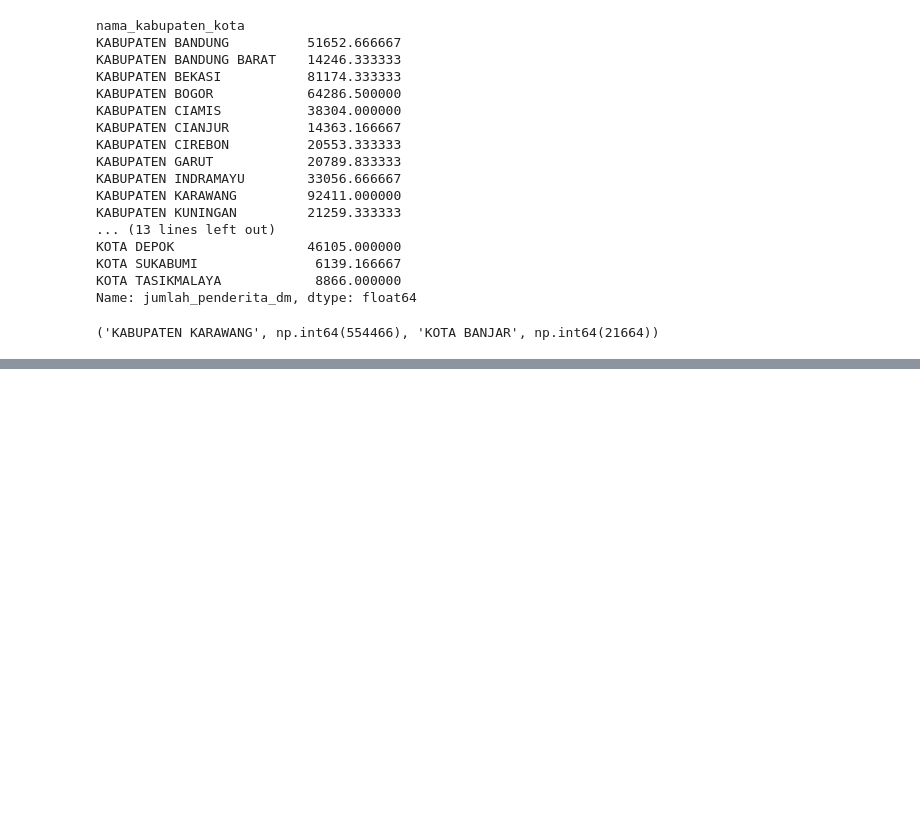
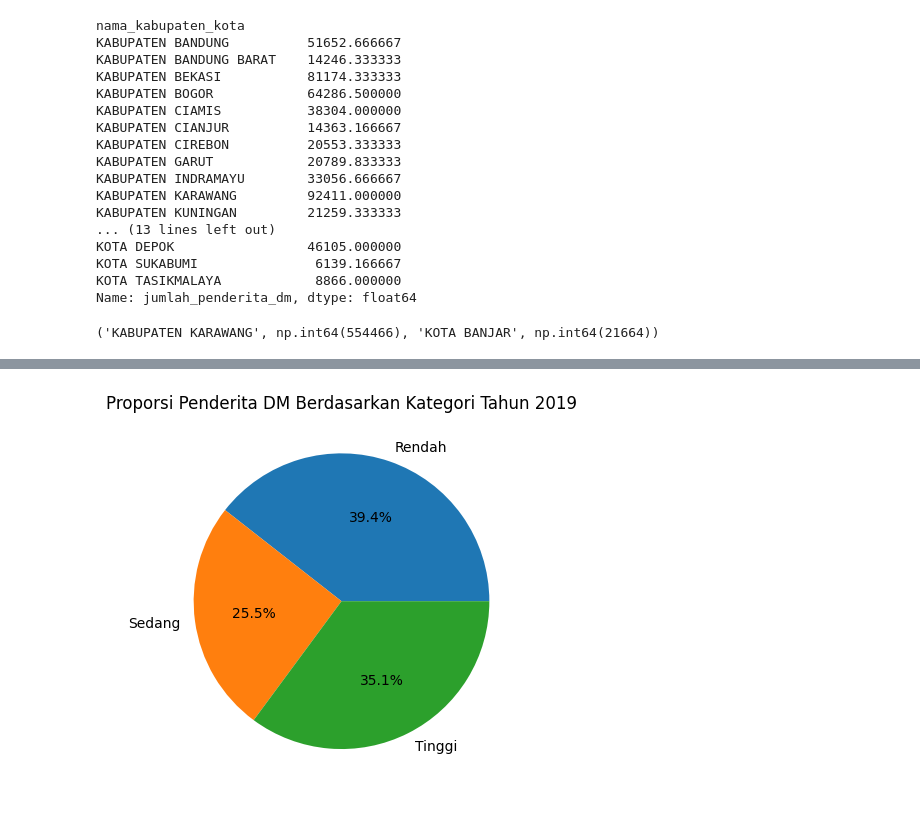
Before and after one commit to mr-kar/klmpk_pemdas, a Jupyter notebook: tugas.ipynb, the cells around one changed output, grey strips where cells are left out. Cells and saved outputs as stored; diff of their text form; code cells hidden in the pictures; blank space fills up the shorter version.

```diff
--- a/tugas.ipynb
+++ b/tugas.ipynb
@@ -234,0 +322,17 @@ kab_tertinggi, nilai_tertinggi, kab_terendah, nilai_terendah
+# %%
+kategori_2019 = (
+    df_2019
+    .groupby('kategori_dm')['jumlah_penderita_dm']
+    .sum()
+)
+
+plt.figure()
+plt.pie(
+    kategori_2019.values,
+    labels=kategori_2019.index,
+    autopct='%1.1f%%'
+)
+plt.title('Proporsi Penderita DM Berdasarkan Kategori Tahun 2019')
+plt.show()
+# %% [output]
+[figure, added]
```
Also changed, not shown: parts of 8 cells of this notebook.
